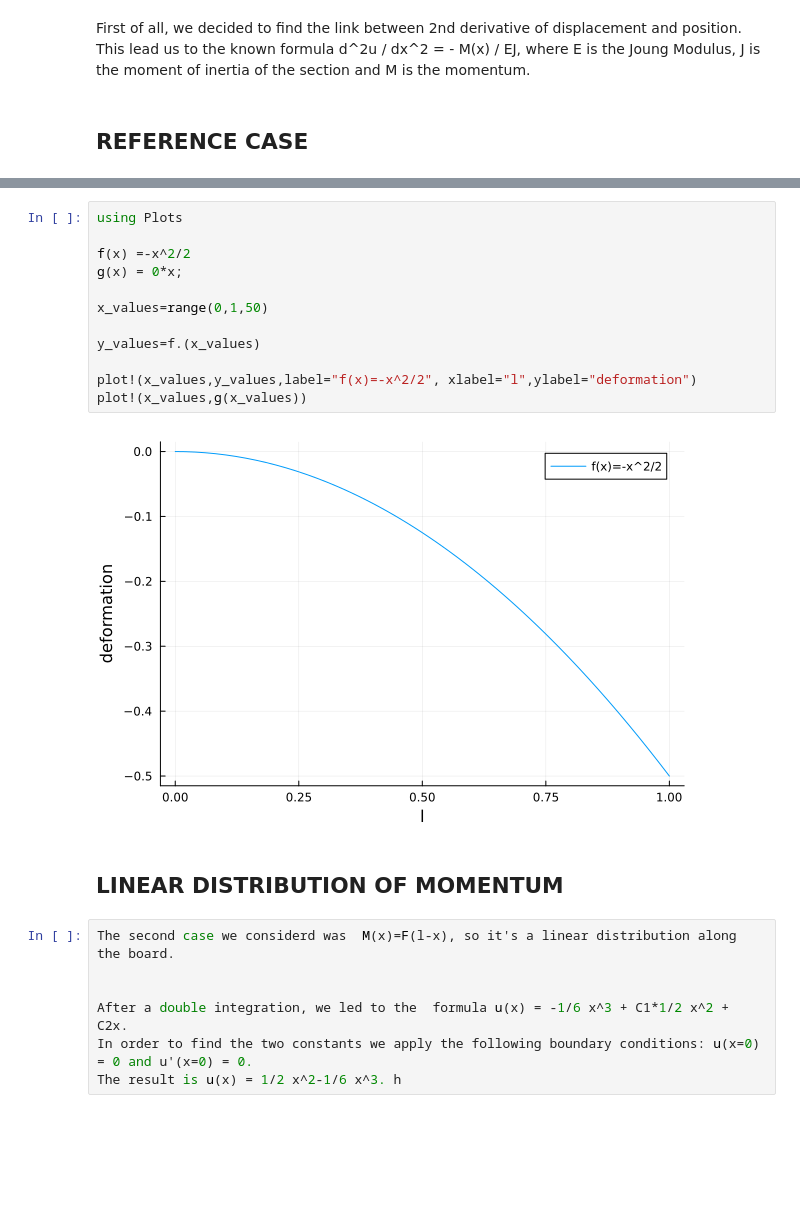
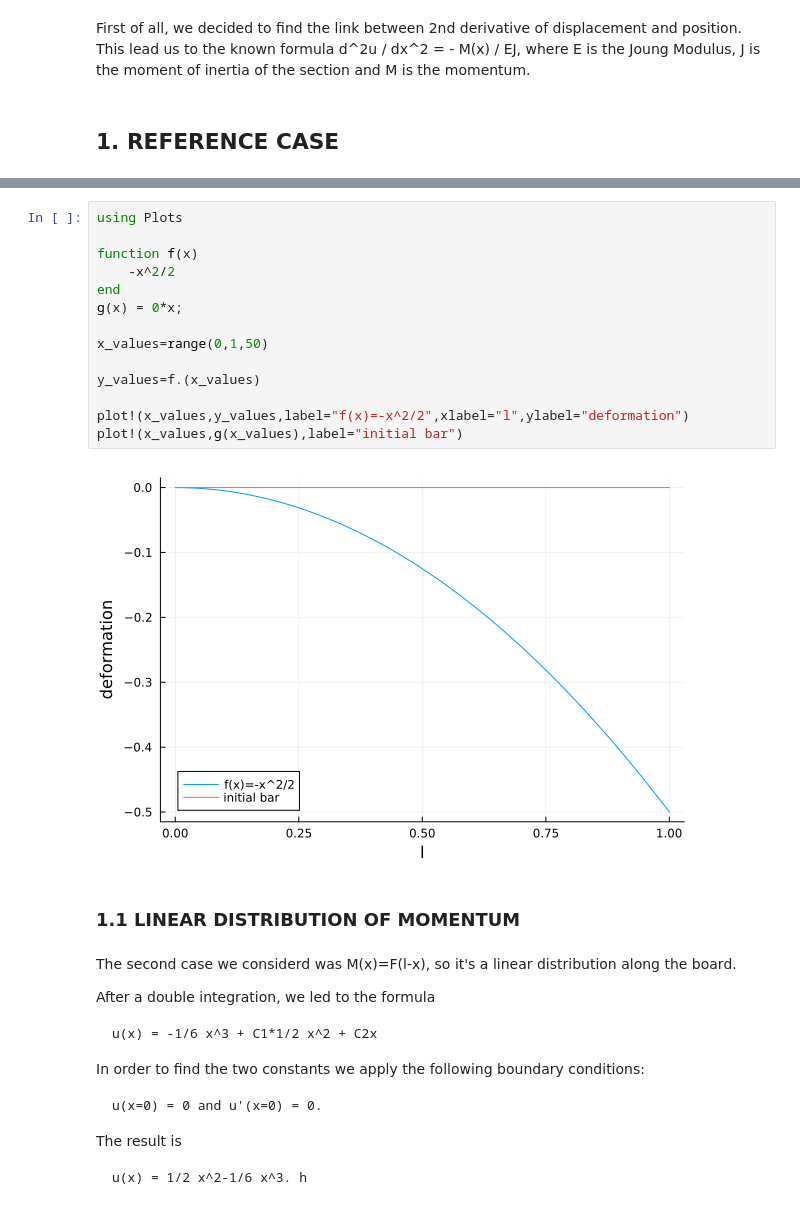
Before and after one commit to Kstreme/ENSAM-TUD01_G1, a Jupyter notebook: DAY 1 group 1.ipynb, the cells around one changed output, grey strips where cells are left out. Saved outputs shown, nothing was run; the diff lists cells and outputs as text; blank space fills up the shorter version.

```diff
--- a/DAY 1 group 1.ipynb
+++ b/DAY 1 group 1.ipynb
@@ -15,7 +17,7 @@ As initian condition we consider
 # %% [markdown]
 First of all, we decided to find the link between 2nd derivative of displacement and position. This lead us to the known formula d^2u / dx^2 = - M(x) / EJ, where E is the Joung Modulus, J is the moment of inertia of the section and M is the momentum.
 # %% [markdown]
-## REFERENCE CASE
+## 1. REFERENCE CASE
 # %% [markdown]
 The first case we analized was the one where M(x) is constant and particularly M/EJ equals -1. This case represents a simplified view of the problem, allowing us to simplify the subsequent equation.
 However, this model is not the most accurate representation of reality.
@@ -26,26 +36,36 @@ The result is u(x) = -1/2 x^2.
 # %%
 using Plots
 
-f(x) =-x^2/2
+function f(x)
+    -x^2/2
+end
 g(x) = 0*x;
 
 x_values=range(0,1,50)
 
 y_values=f.(x_values)
 
-plot!(x_values,y_values,label="f(x)=-x^2/2", xlabel="l",ylabel="deformation")
-plot!(x_values,g(x_values))
+plot!(x_values,y_values,label="f(x)=-x^2/2",xlabel="l",ylabel="deformation")
+plot!(x_values,g(x_values),label="initial bar")
 # %% [output]
-[figure, old version]
+[figure, new version]
 # %% [markdown]
-## LINEAR DISTRIBUTION OF MOMENTUM
+### 1.1 LINEAR DISTRIBUTION OF MOMENTUM
-# %%
-The second case we considerd was  M(x)=F(l-x), so it's a linear distribution along the board.
-
-
-After a double integration, we led to the  formula u(x) = -1/6 x^3 + C1*1/2 x^2 + C2x.
-In order to find the two constants we apply the following boundary conditions: u(x=0) = 0 and u'(x=0) = 0.
-The result is u(x) = 1/2 x^2-1/6 x^3. h
+# %% [markdown]
+The second case we considerd was  M(x)=F(l-x), so it's a linear distribution along the board.
+
+After a double integration, we led to the  formula
+
+    u(x) = -1/6 x^3 + C1*1/2 x^2 + C2x
+
+
+In order to find the two constants we apply the following boundary conditions:
+
+    u(x=0) = 0 and u'(x=0) = 0.
+
+The result is
+
+    u(x) = 1/2 x^2-1/6 x^3. h
 # %%
 using Plots
 
```
Also changed, not shown: parts of 6 cells of this notebook.
